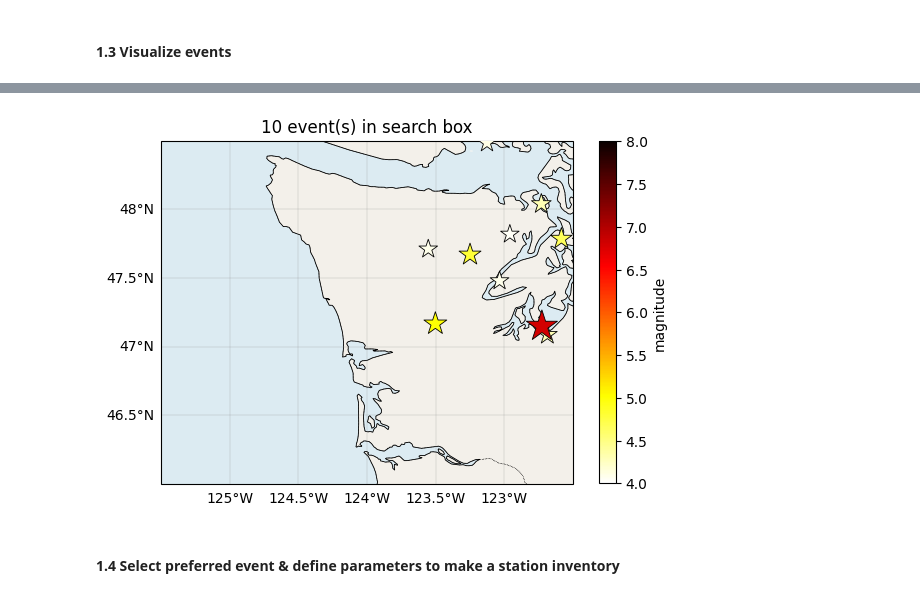
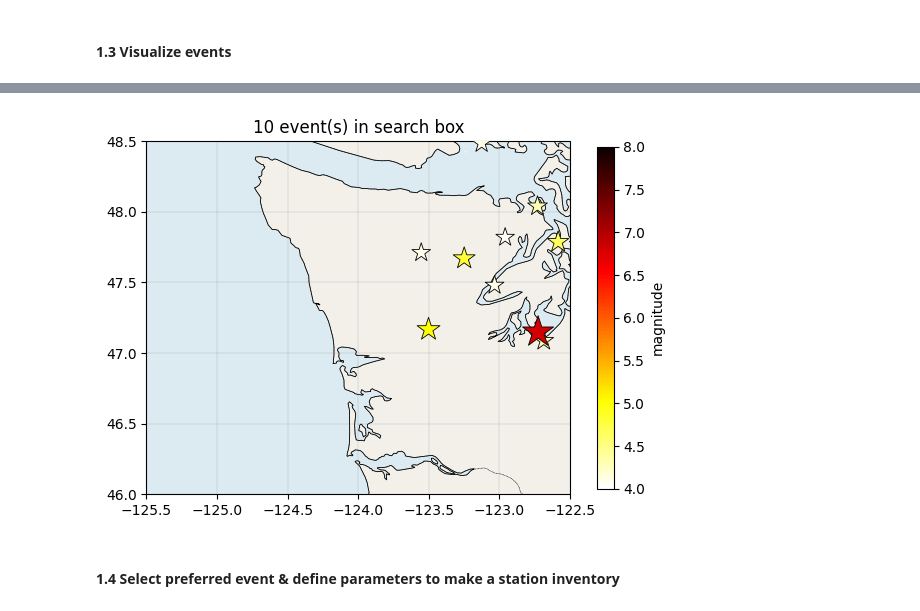
Before and after one commit to EarthScope/GeoLab-learning-hub, a Jupyter notebook: tutorials/MVP1-SAGE/Notebook1_mvp1.ipynb, the cells around one changed output, grey strips where cells are left out. Drawn from its saved outputs; the diff is of its cells as text; code cells hidden in the pictures.

```diff
--- a/tutorials/MVP1-SAGE/Notebook1_mvp1.ipynb
+++ b/tutorials/MVP1-SAGE/Notebook1_mvp1.ipynb
@@ -127,8 +131,8 @@ minmagnitude = 4      # minimum magnitude of events to retrieve
 # Re-create the client with the EVENT service pointed at USGS.
 # Only the 'event' endpoint is overridden; station/waveform calls still go to EarthScope by default
 from obspy import UTCDateTime
-client  = Client(service_mappings={"event": "https://earthquake.usgs.gov/fdsnws/event/1"})
-ev_catalog = client.get_events(minlatitude=min_lat, maxlatitude=max_lat,
+event_client  = Client(service_mappings={"event": "https://earthquake.usgs.gov/fdsnws/event/1"})
+ev_catalog = event_client.get_events(minlatitude=min_lat, maxlatitude=max_lat,
                             minlongitude=min_lon, maxlongitude=max_lon,
                             starttime=UTCDateTime(stime), endtime=UTCDateTime(etime),
                             minmagnitude=minmagnitude)
@@ -148,12 +152,14 @@ print(ev_catalog)
 # %% [markdown]
 #### **1.3 Visualize events**
 # %%
+import numpy as np
 import matplotlib.pyplot as plt
 import cartopy.crs as ccrs
 import cartopy.feature as cfeature
+from cartopy.mpl.ticker import LongitudeFormatter, LatitudeFormatter
 
 # Unpack location + magnitude from every event in the catalog.
-evlats, evlons, evmags, evtime = [], [], [], []
+evlats, evlons, evmags, evtime, evdpts = [], [], [], [], []
 for ev in ev_catalog:
     origin = ev.preferred_origin() or ev.origins[0]
     mag = ev.preferred_magnitude() or (ev.magnitudes[0] if ev.magnitudes else None)
@@ -162,6 +168,7 @@ for ev in ev_catalog:
     evlats.append(origin.latitude); evlons.append(origin.longitude);
     evmags.append(mag.mag if mag else None)
     evtime.append(time)
+    evdpts.append(depth_km)
 
 # Create a Pandas DataFrame for the events, which will be useful for further analysis.
 import pandas as pd
@@ -169,7 +176,8 @@ df_events = pd.DataFrame({
     "event_time": evtime,
     "latitude": evlats,
     "longitude": evlons,
-    "magnitude": evmags
+    "magnitude": evmags,
+    "depth": evdpts
 })
 print(df_events)
 
@@ -179,12 +187,21 @@ ax.set_extent([min_lon, max_lon, min_lat, max_lat], crs=ccrs.PlateCarree())
 
 # Basemap context. The first time this runs, cartopy downloads the coastline /
 # land shapefiles (a few seconds), then caches them for next time.
-ax.add_feature(cfeature.LAND,  facecolor="#f3f0ea")
+ax.add_feature(cfeature.LAND, facecolor="#f3f0ea")
 ax.add_feature(cfeature.OCEAN, facecolor="#dcebf2")
 ax.add_feature(cfeature.COASTLINE, linewidth=0.6)
 ax.add_feature(cfeature.STATES, linestyle=":", linewidth=0.4)
-gl = ax.gridlines(draw_labels=True, linewidth=0.3, color="gray", alpha=0.5)
-gl.top_labels = gl.right_labels = False
+
+lon_ticks = np.arange(np.ceil(min_lon * 2) / 2, max_lon + 0.001, 0.5)
+
+lat_ticks = np.arange(np.ceil(min_lat * 2) / 2, max_lat + 0.001, 0.5)
+
+ax.gridlines(crs=ccrs.PlateCarree(), draw_labels=False,
+             xlocs=lon_ticks, ylocs=lat_ticks, linewidth=0.3,
+             color="gray", alpha=0.5)
+
+ax.set_xticks(lon_ticks, crs=ccrs.PlateCarree())
+ax.set_yticks(lat_ticks, crs=ccrs.PlateCarree())
 
 # Marker size grows with magnitude so big events stand out
 sizes = [(m ** 2) * 12 for m in evmags]
@@ -211,4 +228,4 @@ plt.show()
-[figure, old version]
+[figure, new version]
 # %% [markdown]
 #### **1.4 Select preferred event & define parameters to make a station inventory**
 # %% [markdown]
```
Also changed, not shown: parts of 10 cells of this notebook, 2 other files.
